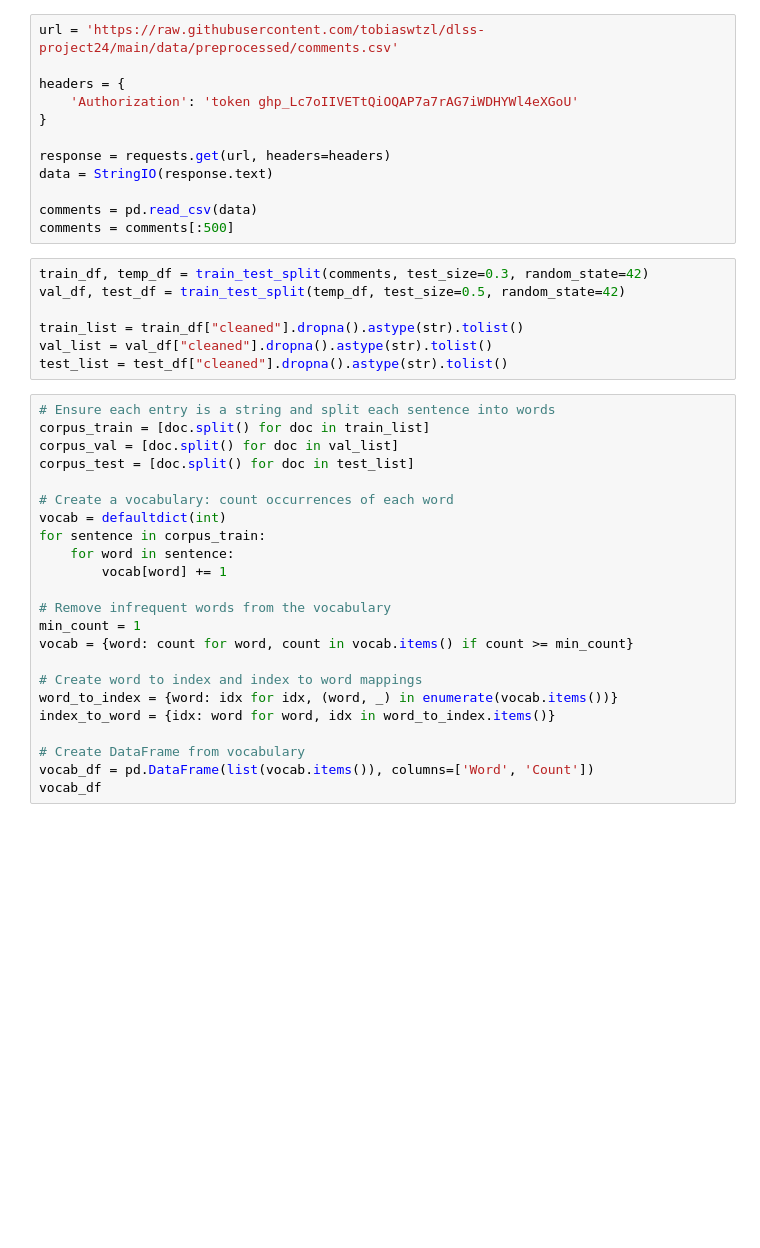
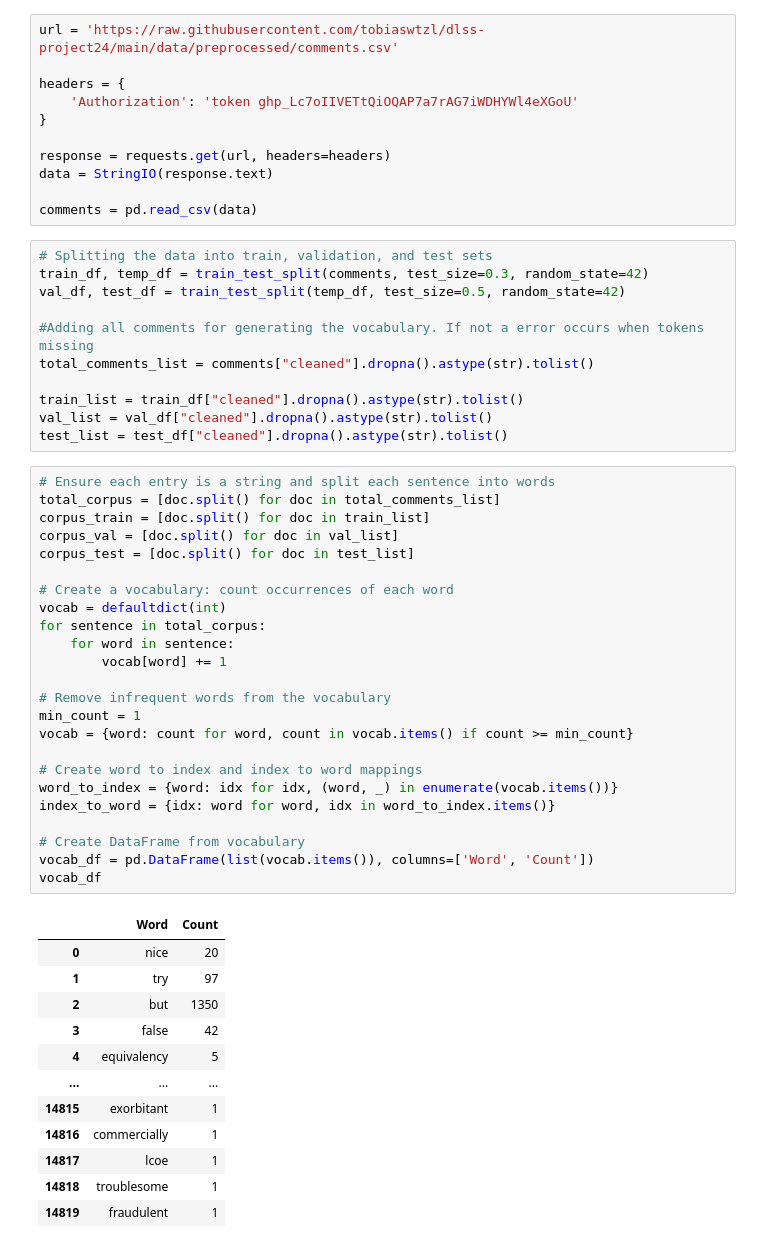
Before and after one commit to tobiaswtzl/dlss-project24, a Jupyter notebook: code/cbow.ipynb, the cells around one changed output. Saved outputs shown, nothing was run; the diff lists cells and outputs as text; blank space fills up the shorter version.

```diff
--- a/code/cbow.ipynb
+++ b/code/cbow.ipynb
@@ -17,34 +27,51 @@ response = requests.get(url, headers=headers)
 data = StringIO(response.text)
 
 comments = pd.read_csv(data)
-comments = comments[:500]
 # %%
+# Splitting the data into train, validation, and test sets
 train_df, temp_df = train_test_split(comments, test_size=0.3, random_state=42)
 val_df, test_df = train_test_split(temp_df, test_size=0.5, random_state=42)
+
+#Adding all comments for generating the vocabulary. If not a error occurs when tokens missing
+total_comments_list = comments["cleaned"].dropna().astype(str).tolist()
 
 train_list = train_df["cleaned"].dropna().astype(str).tolist()
 val_list = val_df["cleaned"].dropna().astype(str).tolist()
 test_list = test_df["cleaned"].dropna().astype(str).tolist()
 # %%
 # Ensure each entry is a string and split each sentence into words
+total_corpus = [doc.split() for doc in total_comments_list]
 corpus_train = [doc.split() for doc in train_list]
 corpus_val = [doc.split() for doc in val_list]
 corpus_test = [doc.split() for doc in test_list]
 
 # Create a vocabulary: count occurrences of each word
 vocab = defaultdict(int)
-for sentence in corpus_train:
+for sentence in total_corpus:
     for word in sentence:
         vocab[word] += 1
 
 # Remove infrequent words from the vocabulary
 min_count = 1
 vocab = {word: count for word, count in vocab.items() if count >= min_count}
 
 # Create word to index and index to word mappings
 word_to_index = {word: idx for idx, (word, _) in enumerate(vocab.items())}
 index_to_word = {idx: word for word, idx in word_to_index.items()}
 
 # Create DataFrame from vocabulary
 vocab_df = pd.DataFrame(list(vocab.items()), columns=['Word', 'Count'])
 vocab_df
+# %% [output]
+|  | Word | Count |
+| 0 | nice | 20 |
+| 1 | try | 97 |
+| 2 | but | 1350 |
+| 3 | false | 42 |
+| 4 | equivalency | 5 |
+| ... | ... | ... |
+| 14815 | exorbitant | 1 |
+| 14816 | commercially | 1 |
+| 14817 | lcoe | 1 |
+| 14818 | troublesome | 1 |
+| 14819 | fraudulent | 1 |
```
Also changed, not shown: parts of 10 cells of this notebook, 6 other files.
